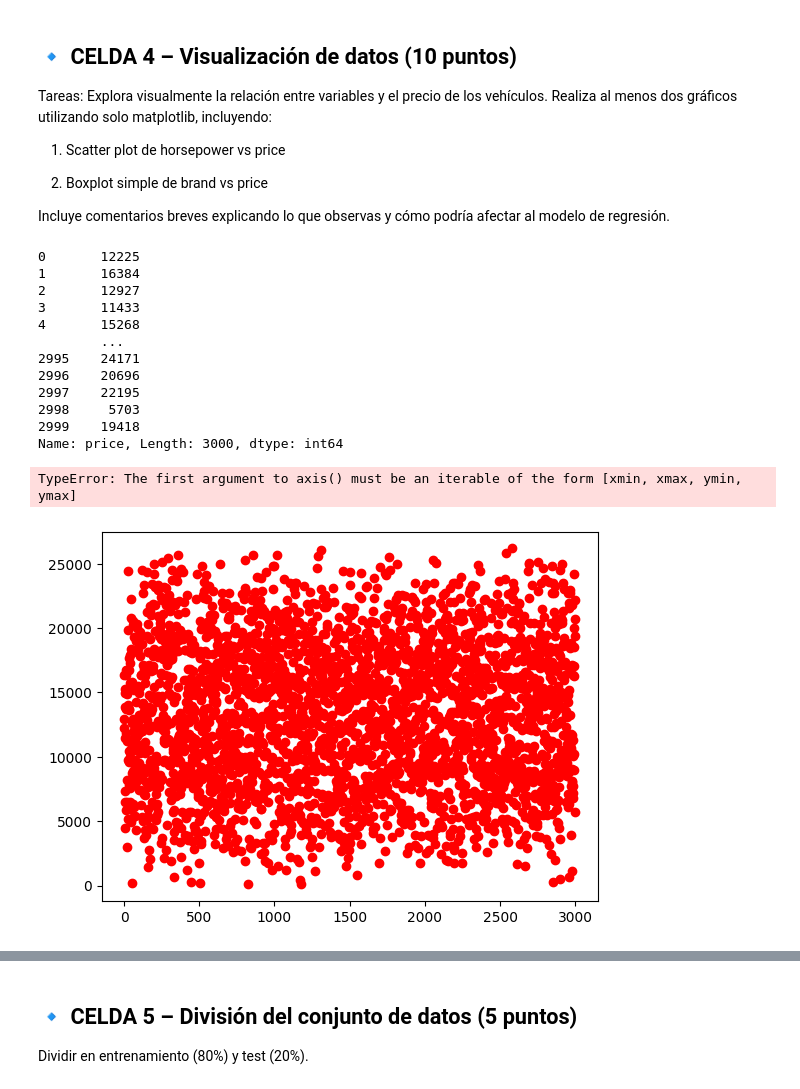
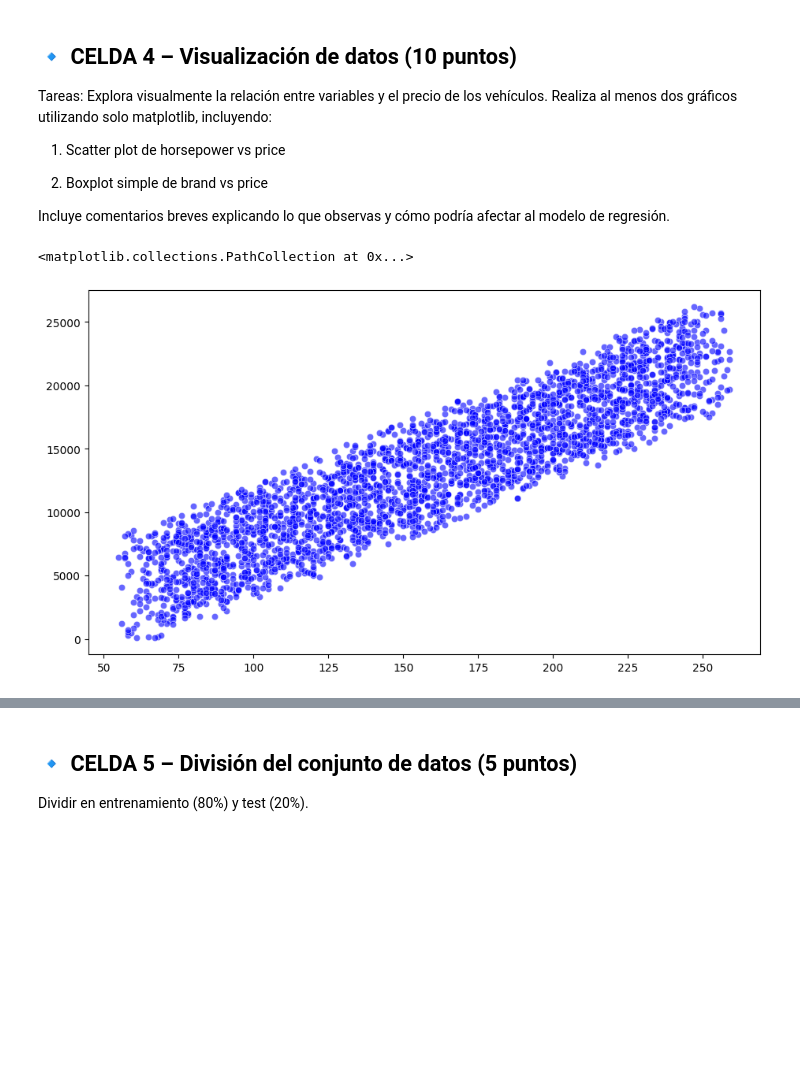
Before and after one commit to Kobakk/ml_comercio, a Jupyter notebook: 4_examanes/ml_examen.ipynb, the cells around one changed output, grey strips where cells are left out. Cells and saved outputs as stored; diff of their text form; code cells hidden in the pictures; blank space fills up the shorter version.

```diff
--- a/4_examanes/ml_examen.ipynb
+++ b/4_examanes/ml_examen.ipynb
@@ -267,27 +309,16 @@ Realiza al menos dos gráficos utilizando solo matplotlib, incluyendo:
 Incluye comentarios breves explicando lo que observas y cómo podría afectar al modelo de regresión.
 # %%
 # TODO: Crear un gráfico con matplotlib
-plt.close('all')
-grafico = pd.Series(df['price'])
-plt.show()
+plt.figure(figsize=(11, 6))
+df_plot = df.dropna(subset=['horsepower', 'price'])
+plt.scatter(
+    df_plot['horsepower'],
+    df_plot['price'],
+    alpha=0.6,
+    color='blue',
+    edgecolors='white',
+    linewidth=0.5
+)
+# %% [output]
+<matplotlib.collections.PathCollection at 0x...>
+[figure, added]
-# %%
-precio = df['price']
-potencia = df['horsepower']
-print(precio)
-plt.plot(precio, 'ro')
-plt.axis(df['brand'])
-# %% [output]
-0       12225
-1       16384
-2       12927
-3       11433
-4       15268
-        ...
-2995    24171
-2996    20696
-2997    22195
-2998     5703
-2999    19418
-Name: price, Length: 3000, dtype: int64
-TypeError: The first argument to axis() must be an iterable of the form [xmin, xmax, ymin, ymax]
-[figure, removed]
```
Also changed, not shown: parts of 9 cells of this notebook, 1 other file.
